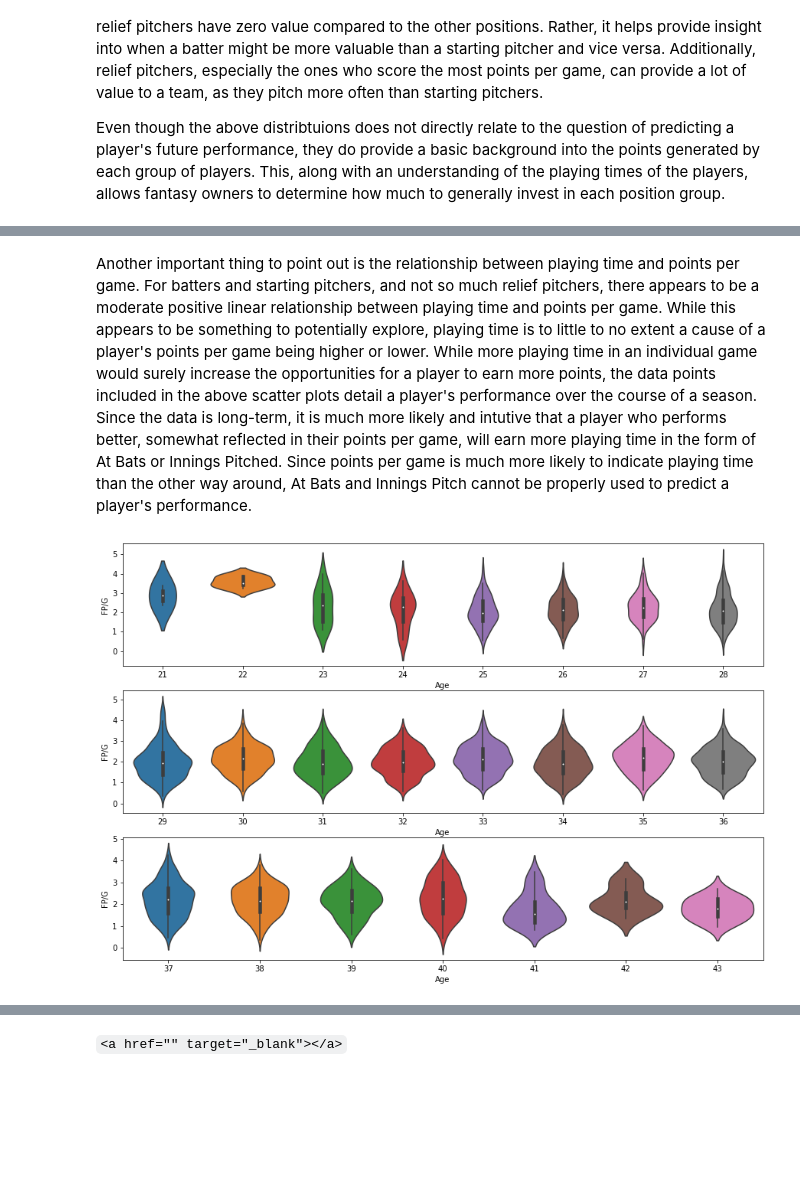
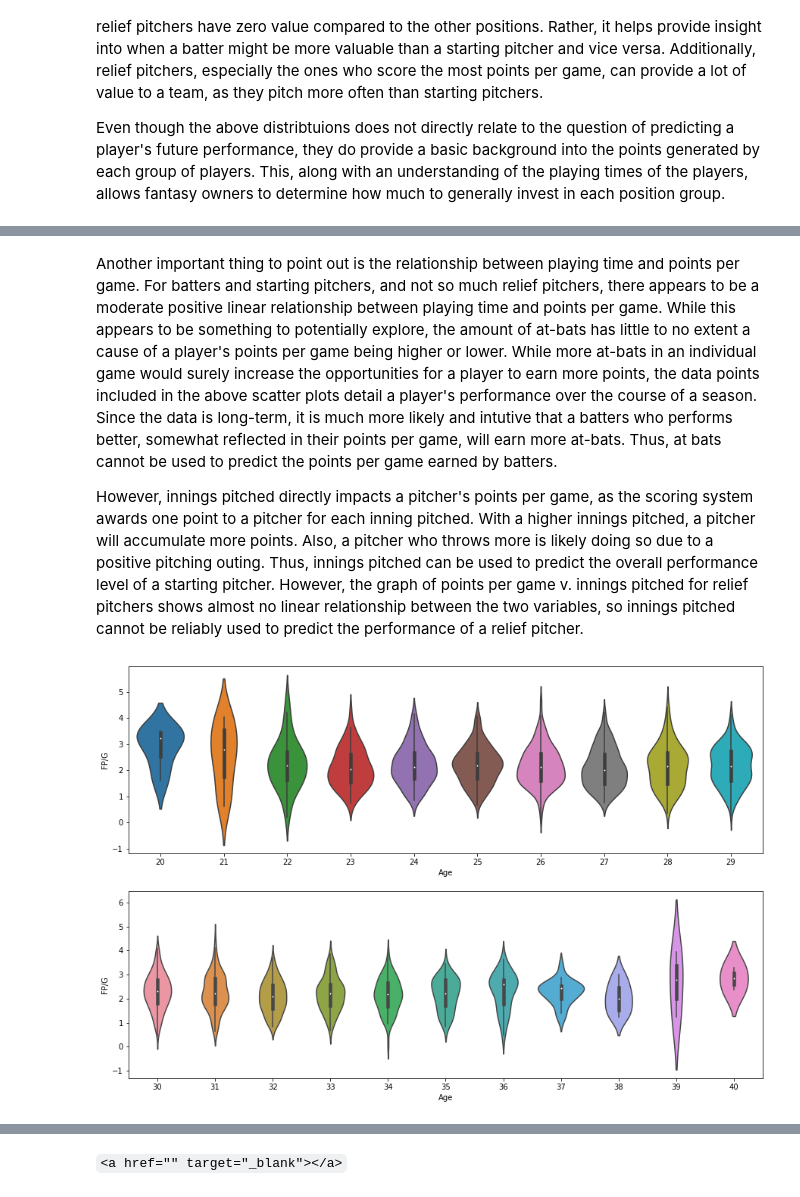
Before and after one commit to mikeisen1/Fantasy-Baseball-Prediction, a Jupyter notebook: cmsc320-final-project.ipynb, the cells around one changed output, grey strips where cells are left out. Cells and saved outputs as stored; diff of their text form; code cells hidden in the pictures; blank space fills up the shorter version.

```diff
--- a/cmsc320-final-project.ipynb
+++ b/cmsc320-final-project.ipynb
@@ -96,7 +99,7 @@ stats = dict()
 cwd = os.getcwd()
 
 #reading the csv files into dataframes and adding them to the stats dictionary
-for i in range(2011,2021):
+for i in range(2016,2021):
     stats[i] = []
     stats[i].append(pd.read_csv(cwd + "/" + str(i) + "/Fantrax-Players-We Love Sabermetrics.csv"))
     for j in range(1,6):
@@ -120,6 +123,13 @@ drop5 = ((set(stats[2020][3].columns) & set(stats[2020][5].columns)) |
 
 #dropping duplicate columns and merging the batters data together and then the pitchers data together, leaving
 #one dataframe for batters and one for pitchers for each year 2011-2020.
+def convert_to_float(df,column):
+    df[column] = df[column].apply(lambda x : float(x))
+
+def convert_to_int(df,column):
+    df[column] = df[column].apply(lambda x : int(x))
+
+#dropping the columns that are not needed
 for key in stats.keys():
     for i in range(6):
         if i == 1:
@@ -135,22 +145,3 @@ for key in stats.keys():
     batters = stats[key][0].merge(stats[key][1],on=['Player','FPts']).merge(stats[key][2],on=['Player','FPts'])
     pitchers = stats[key][3].merge(stats[key][4],on=['Player','FPts']).merge(stats[key][5],on=['Player','FPts'])
     stats[key] = [batters,pitchers]
-
-#filtering out players who do not have a large enough sample for a given year
-for i in range(2011,2020):
-    stats[i][0] = stats[i][0][stats[i][0]['AB'] >= 100]
-    stats[i][1] = stats[i][1][stats[i][1]['IP'] >= 40]
-
-stats[2020][0] = stats[2020][0][stats[2020][0]['AB'] >= 100]
-stats[2020][1] = stats[2020][1][stats[2020][1]['IP'] >= 40]
-
-def get_all_bp(players_data, group, start_year=2011,end_year=2020):
-    all_data = copy.deepcopy(players_data[start_year][group])
-    for year in range(start_year + 1, end_year):
-        all_data = all_data.append(copy.deepcopy(players_data[year][group]),ignore_index=True)
-    return all_data
-
-all_batters = get_all_bp(stats,0)
-all_pitchers = get_all_bp(stats,1)
-all_starters = all_pitchers[all_pitchers['Position'] == 'SP']
-all_relievers = all_pitchers[all_pitchers['Position'] == 'RP']
@@ -226,22 +277,17 @@ plt.show()
 # %% [markdown]
-Another important thing to point out is the relationship between playing time and points per game. For batters and starting pitchers, and not so much relief pitchers, there appears to be a moderate positive linear relationship between playing time and points per game. While this appears to be something to potentially explore, playing time is to little to no extent a cause of a player's points per game being higher or lower. While more playing time in an individual game would surely increase the opportunities for a player to earn more points, the data points included in the above scatter plots detail a player's performance over the course of a season. Since the data is long-term, it is much more likely and intutive that a player who performs better, somewhat reflected in their points per game, will earn more playing time in the form of At Bats or Innings Pitched. Since points per game is much more likely to indicate playing time than the other way around, At Bats and Innings Pitch cannot be properly used to predict a player's performance.
+Another important thing to point out is the relationship between playing time and points per game. For batters and starting pitchers, and not so much relief pitchers, there appears to be a moderate positive linear relationship between playing time and points per game. While this appears to be something to potentially explore, the amount of at-bats has little to no extent a cause of a player's points per game being higher or lower. While more at-bats in an individual game would surely increase the opportunities for a player to earn more points, the data points included in the above scatter plots detail a player's performance over the course of a season. Since the data is long-term, it is much more likely and intutive that a batters who performs better, somewhat reflected in their points per game, will earn more at-bats. Thus, at bats cannot be used to predict the points per game earned by batters.
+
+However, innings pitched directly impacts a pitcher's points per game, as the scoring system awards one point to a pitcher for each inning pitched. With a higher innings pitched, a pitcher will accumulate more points. Also, a pitcher who throws more is likely doing so due to a positive pitching outing. Thus, innings pitched can be used to predict the overall performance level of a starting pitcher. However, the graph of points per game v. innings pitched for relief pitchers shows almost no linear relationship between the two variables, so innings pitched cannot be reliably used to predict the performance of a relief pitcher.
 # %%
-#violin plots by age
-#do pitchers next
-#scatter plot of top 25 for an age group
-all_batters.columns
+age2029 = all_batters[(all_batters['Age'] <= 29)]
+age3039 = all_batters[(all_batters['Age'] > 29)]
 
-age2128 = all_batters[(all_batters['Age'] <= 28)]
-age2936 = all_batters[(all_batters['Age'] > 28) & (all_batters['Age'] <= 36)]
-age3743 = all_batters[(all_batters['Age'] > 36) & (all_batters['Age'] <= 43)]
-
-fig, ax = plt.subplots(3,1,figsize=(15,10))
-sns.violinplot(data=age2128,x='Age',y='FP/G',ax=ax[0])
-sns.violinplot(data=age2936,x='Age',y='FP/G',ax=ax[1])
-sns.violinplot(data=age3743,x='Age',y='FP/G',ax=ax[2])
+fig, ax = plt.subplots(2,1,figsize=(15,10))
+sns.violinplot(data=age2029,x='Age',y='FP/G',ax=ax[0])
+sns.violinplot(data=age3039,x='Age',y='FP/G',ax=ax[1])
 plt.show()
 # %% [output]
-[figure, old version]
+[figure, new version]
 # %% [markdown]
 Now, we must determine what factors best predict a player's performance, as we cannot use all of the statistics in our model to predict player performance. In the linear regression model, one of the assumptions is that there does not exist perfect collinearity between the variables used in the model. For example, if both hits and batting average have a linear relationship with each other, then the linear regression model cannot include both of hits and batting average. Thus, it is important to explore what might impact a player's performance in fantasy baseball and select the variables that appear to most strongly impact performance.
 
```
Also changed, not shown: parts of 22 cells of this notebook.
